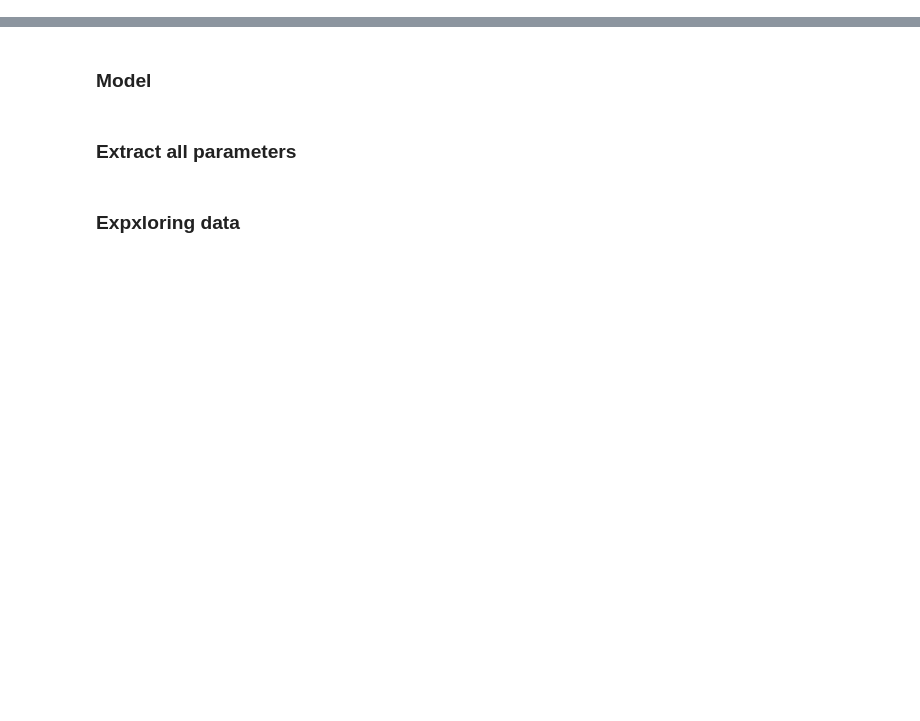
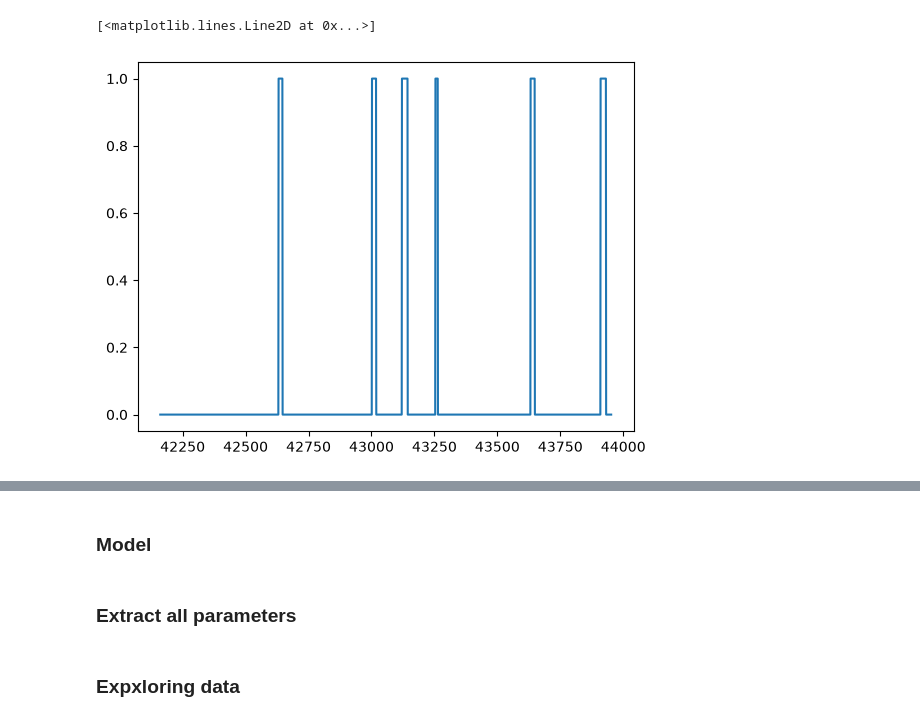
Before and after one commit to arthbreaker/2026_M1_internship, a Jupyter notebook: pipeline.ipynb, the cells around one changed output, grey strips where cells are left out. Saved outputs shown, nothing was run; the diff lists cells and outputs as text; code cells hidden in the pictures; blank space fills up the shorter version.

```diff
--- a/pipeline.ipynb
+++ b/pipeline.ipynb
@@ -34,0 +45,5 @@ df.head()
+# %%
+plt.plot(df[df.trial==5].blink)
+# %% [output]
+[<matplotlib.lines.Line2D at 0x...>]
+[figure, added]
```
Also changed, not shown: parts of 26 cells of this notebook, 11 other files.
